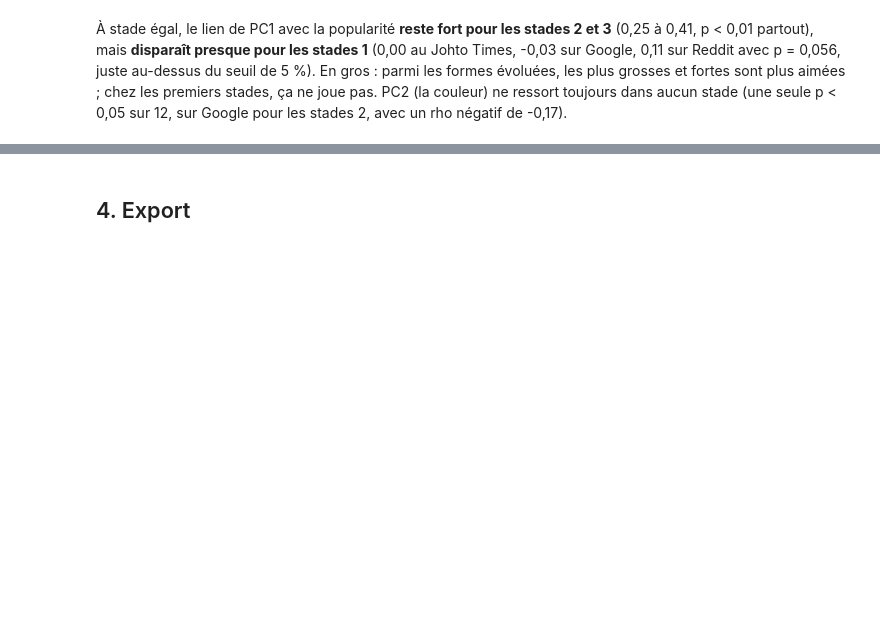
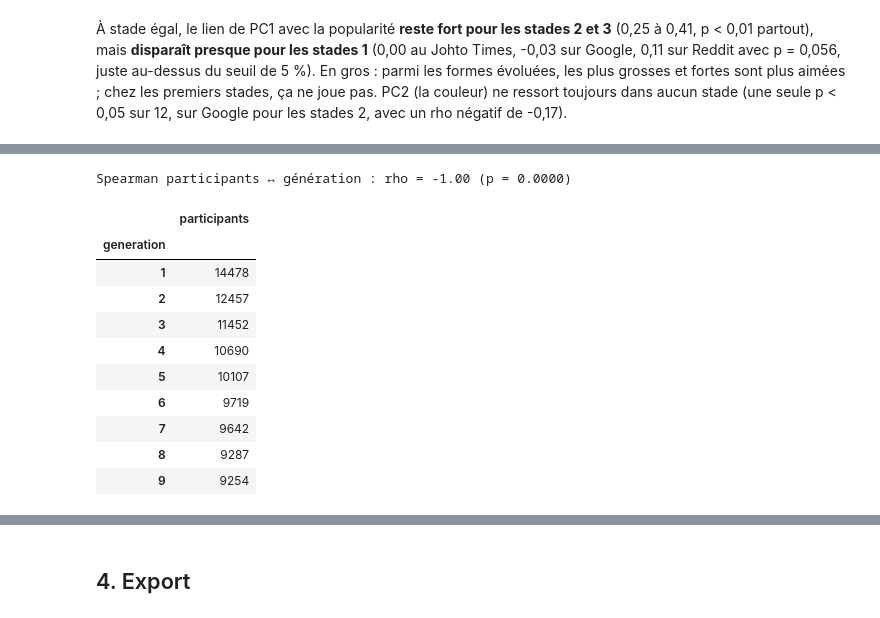
Before and after one commit to Kez0X/projet_pokemon, a Jupyter notebook: notebooks/06_conception.ipynb, the cells around one changed output, grey strips where cells are left out. Cells and saved outputs as stored; diff of their text form; code cells hidden in the pictures; blank space fills up the shorter version.

```diff
--- a/notebooks/06_conception.ipynb
+++ b/notebooks/06_conception.ipynb
@@ -505,0 +571,19 @@ Par contre, **les coefficients des générations ne bougent presque pas** quand
+# %%
+johto_brut = pd.read_csv(Path("../data/raw/johto_times_2025/johto_times_2025_preliminaire.csv"))
+participants = johto_brut.groupby("generation")["participants_generation"].first()
+rho = stats.spearmanr(participants.index, participants.values)
+print(f"Spearman participants ↔ génération : rho = {rho.statistic:.2f} (p = {rho.pvalue:.4f})")
+participants.to_frame("participants")
+# %% [output]
+Spearman participants ↔ génération : rho = -1.00 (p = 0.0000)
+|  | participants |
+| generation |  |
+| 1 | 14478 |
+| 2 | 12457 |
+| 3 | 11452 |
+| 4 | 10690 |
+| 5 | 10107 |
+| 6 | 9719 |
+| 7 | 9642 |
+| 8 | 9287 |
+| 9 | 9254 |
```
Also changed, not shown: parts of 16 cells of this notebook.
